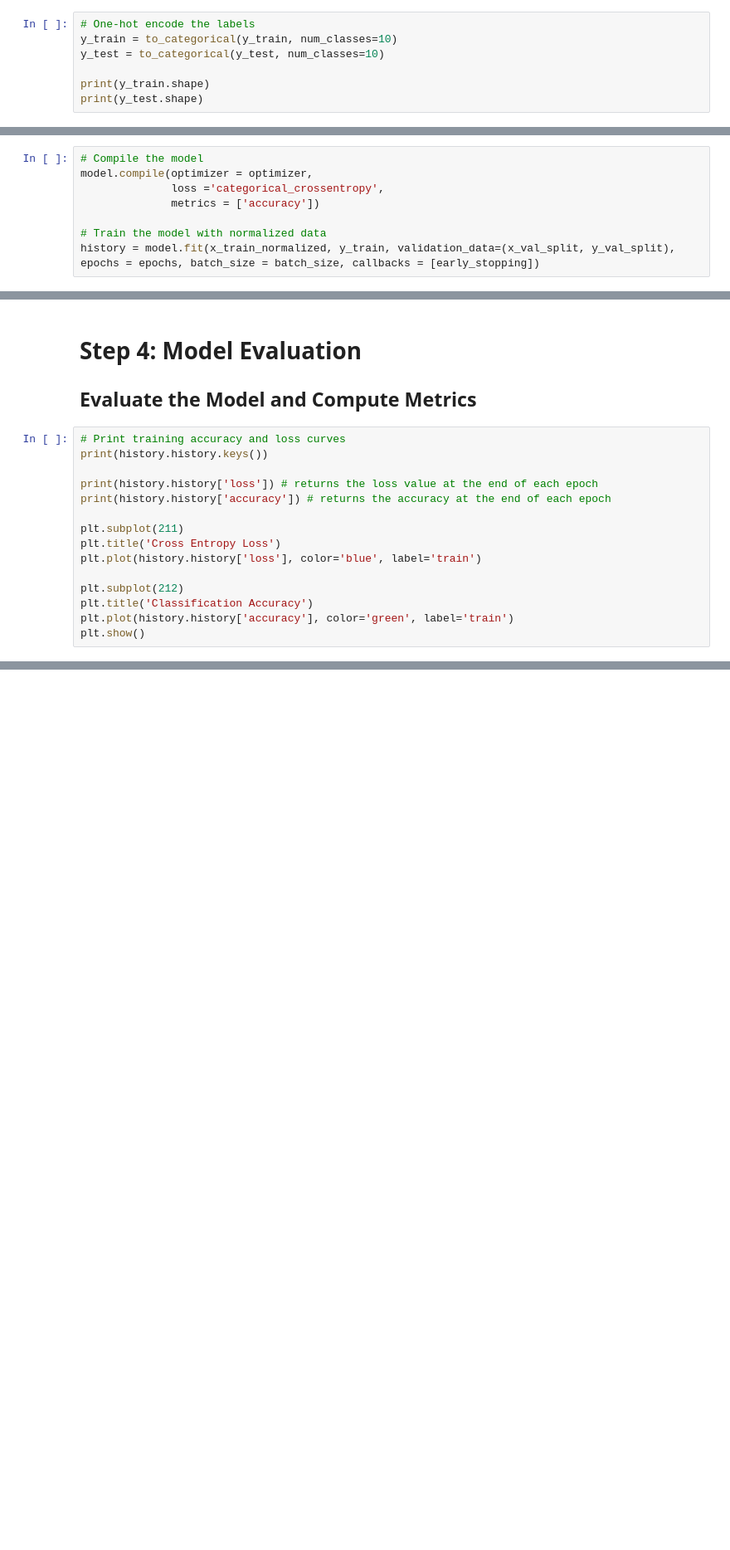
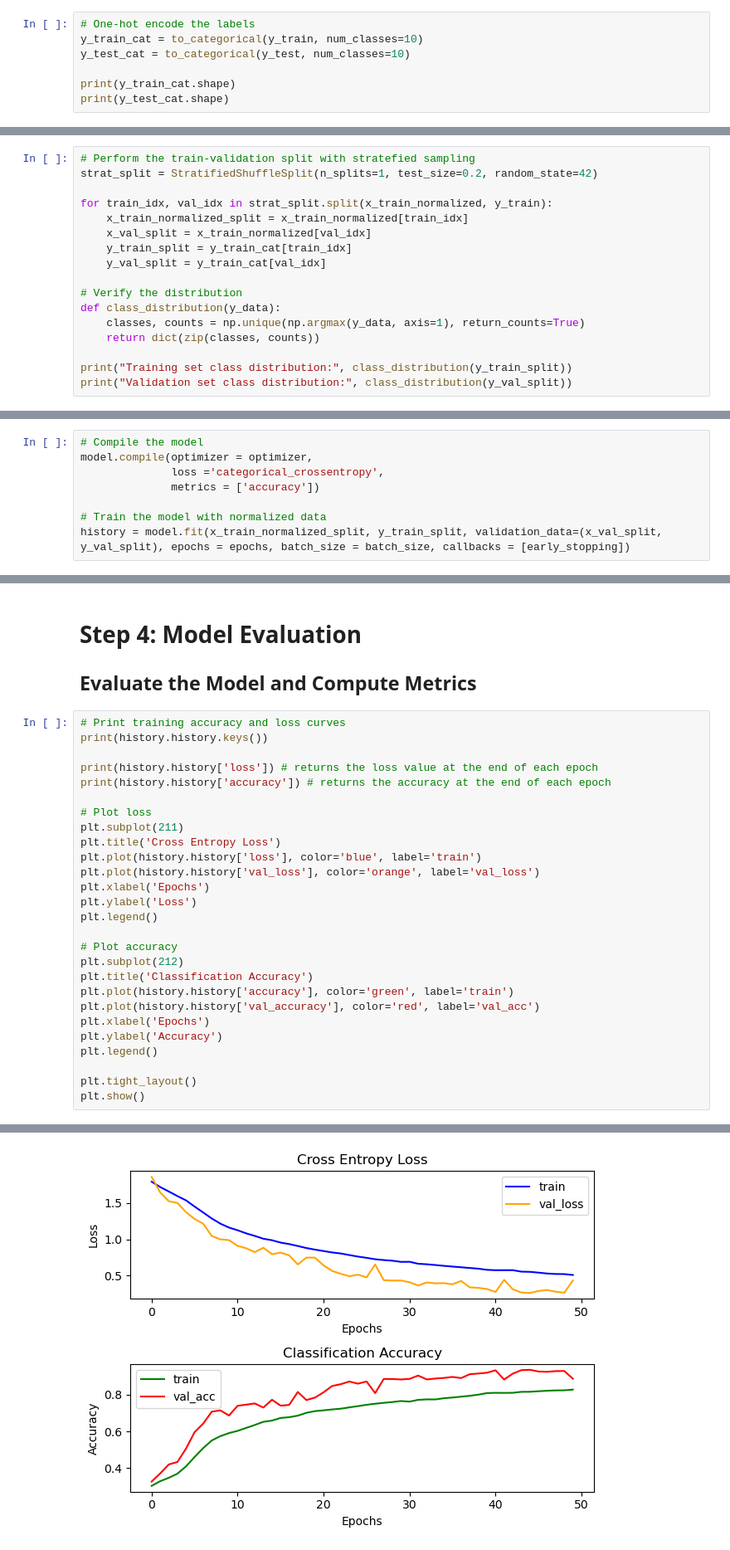
Before and after one commit to ironhack-labs/project-1-deep-learning-image-classification-with-cnn, a Jupyter notebook: Project-1_G5_Submission.ipynb, the cells around one changed output, grey strips where cells are left out. Shown at 83% size. Drawn from its saved outputs; the diff is of its cells as text; blank space fills up the shorter version.

```diff
--- a/Project-1_G5_Submission.ipynb
+++ b/Project-1_G5_Submission.ipynb
@@ -94,7 +116,7 @@ print(x_test_normalized.shape)
 # %%
 # One-hot encode the labels
-y_train = to_categorical(y_train, num_classes=10)
-y_test = to_categorical(y_test, num_classes=10)
+y_train_cat = to_categorical(y_train, num_classes=10)
+y_test_cat = to_categorical(y_test, num_classes=10)
 
-print(y_train.shape)
-print(y_test.shape)
+print(y_train_cat.shape)
+print(y_test_cat.shape)
@@ -179,0 +126,17 @@ _________________________________________________________________
+# %%
+# Perform the train-validation split with stratefied sampling
+strat_split = StratifiedShuffleSplit(n_splits=1, test_size=0.2, random_state=42)
+
+for train_idx, val_idx in strat_split.split(x_train_normalized, y_train):
+    x_train_normalized_split = x_train_normalized[train_idx]
+    x_val_split = x_train_normalized[val_idx]
+    y_train_split = y_train_cat[train_idx]
+    y_val_split = y_train_cat[val_idx]
+
+# Verify the distribution
+def class_distribution(y_data):
+    classes, counts = np.unique(np.argmax(y_data, axis=1), return_counts=True)
+    return dict(zip(classes, counts))
+
+print("Training set class distribution:", class_distribution(y_train_split))
+print("Validation set class distribution:", class_distribution(y_val_split))
@@ -184,5 +237,5 @@ model.compile(optimizer = optimizer,
               metrics = ['accuracy'])
 
 # Train the model with normalized data
-history = model.fit(x_train_normalized, y_train, validation_data=(x_val_split, y_val_split), epochs = epochs, batch_size = batch_size, callbacks = [early_stopping])
+history = model.fit(x_train_normalized_split, y_train_split, validation_data=(x_val_split, y_val_split), epochs = epochs, batch_size = batch_size, callbacks = [early_stopping])
 # %% [output]
@@ -200,12 +267,24 @@ print(history.history.keys())
 print(history.history['loss']) # returns the loss value at the end of each epoch
 print(history.history['accuracy']) # returns the accuracy at the end of each epoch
 
+# Plot loss
 plt.subplot(211)
 plt.title('Cross Entropy Loss')
 plt.plot(history.history['loss'], color='blue', label='train')
+plt.plot(history.history['val_loss'], color='orange', label='val_loss')
+plt.xlabel('Epochs')
+plt.ylabel('Loss')
+plt.legend()
 
+# Plot accuracy
 plt.subplot(212)
 plt.title('Classification Accuracy')
 plt.plot(history.history['accuracy'], color='green', label='train')
+plt.plot(history.history['val_accuracy'], color='red', label='val_acc')
+plt.xlabel('Epochs')
+plt.ylabel('Accuracy')
+plt.legend()
+
+plt.tight_layout()
 plt.show()
 # %% [output]
@@ -212,0 +294 @@ NameError: name 'history' is not defined
+[figure, added]
```
Also changed, not shown: parts of 17 cells of this notebook, 1 other file.
